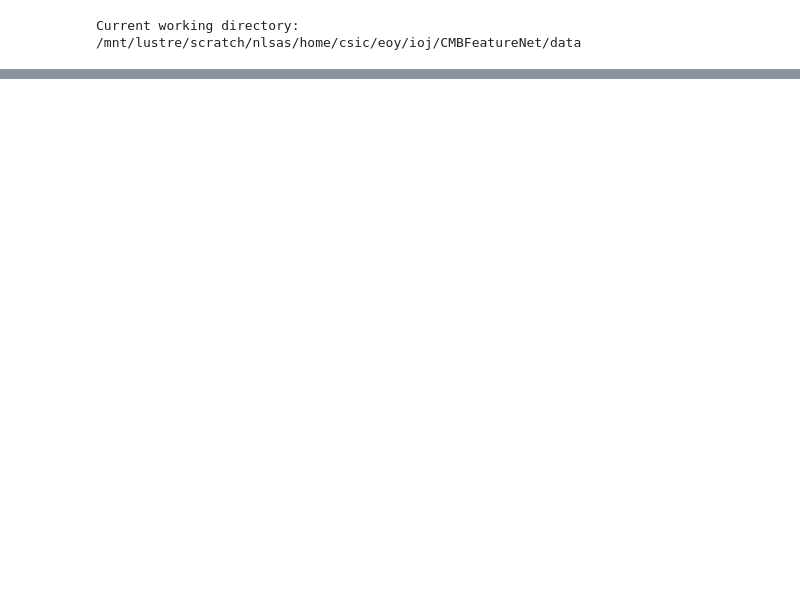
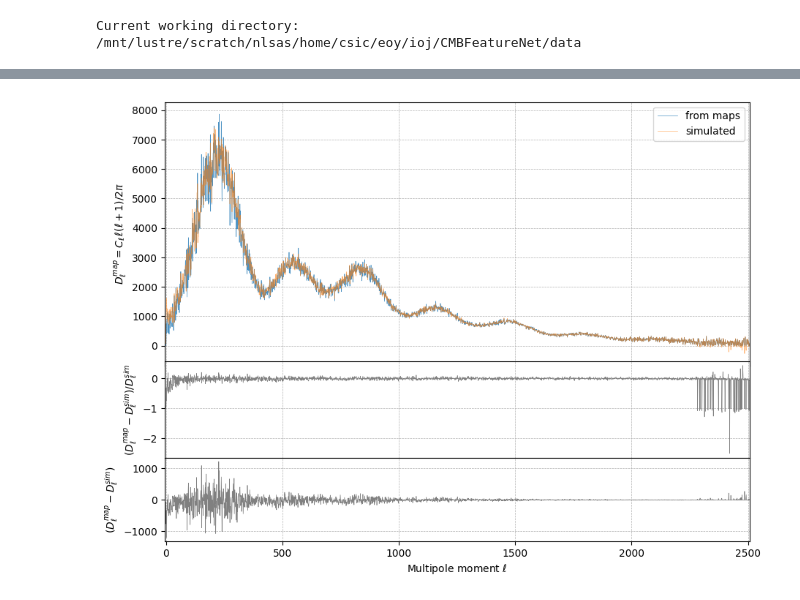
Before and after one commit to SkyExplain/SkySimulation, a Jupyter notebook: Notebooks/Loss_info_Cls-maps.ipynb, the cells around one changed output, grey strips where cells are left out. Drawn from its saved outputs; the diff is of its cells as text; code cells hidden in the pictures; blank space fills up the shorter version.

```diff
--- a/Notebooks/Loss_info_Cls-maps.ipynb
+++ b/Notebooks/Loss_info_Cls-maps.ipynb
@@ -69,3 +53,5 @@ plt.show()
 # %%
-#Read the cmb TT angular power spectrum
-data_Planck = np.loadtxt('./experimental_data/simulated_ang_power_spectra/lcdm/.csv', delimiter=',')
+#Read the cmb angular power spectra
+simulated_dlstt = np.loadtxt('./simulated_data/simulated_ang_power_spectra/dlstt_lcdm_0.csv', delimiter=',')
+simulated_dlste = np.loadtxt('./simulated_data/simulated_ang_power_spectra/dlste_lcdm_0.csv', delimiter=',')
+simulated_dlsee = np.loadtxt('./simulated_data/simulated_ang_power_spectra/dlsee_lcdm_0.csv', delimiter=',')
@@ -75,0 +96,44 @@ FileNotFoundError: ./experimental_data/simulated_ang_power_spectra.csv not found
+# %%
+# Combine maps into an input list
+maps = [map_temp_data, map_Qpol_data, map_Upol_data]
+
+# Compute the power spectra
+cl_tt_map, cl_ee_map, cl_bb_map, cl_te_map, cl_eb_map, cl_tb_map = hp.anafast(maps, pol=True)
+# %%
+ell = np.arange(len(cl_tt_map))
+
+fig = plt.figure(figsize=(10, 6))
+
+#Upper plot (Power Spectrum)
+frame1 = fig.add_axes((.1, .4, .8, .6))
+frame1.plot(ell[:len(simulated_dlstt[1])], Dls(ell, cl_tt_map)[:len(simulated_dlstt[1])],
+            label='from maps', linewidth=0.5, alpha=0.8)
+frame1.plot(ell[:len(simulated_dlstt[1])], simulated_dlstt[1],
+            label='simulated', linewidth=0.5, alpha=0.6)
+frame1.set_xlabel(r'Multipole moment $\ell$')
+frame1.set_ylabel(r'$D_\ell^{map}=C_\ell \, \ell(\ell+1)/2\pi$')
+frame1.set_xlim(-5, len(simulated_dlstt[1]))
+frame1.tick_params(axis='x', labelsize=0.1)
+frame1.grid(True, which='both', linestyle='--', linewidth=0.5)
+frame1.legend()
+
+#Lower plots (Difference)
+frame2 = fig.add_axes((.1, .19, .8, .22), sharex=frame1)
+diff = (Dls(ell, cl_tt_map)[:len(simulated_dlstt[1])] - simulated_dlstt[1]) / simulated_dlstt[1]
+frame2.plot(ell[:len(simulated_dlstt[1])], diff, label='Percentage difference', linewidth=0.5, color='gray')
+frame2.set_xlabel(r'Multipole moment $\ell$')
+frame2.set_ylabel(r'$(D_\ell^{map} - D_\ell^{sim}) / D_\ell^{sim}$')
+frame2.tick_params(axis='x', labelsize=0.1)
+frame2.grid(True, which='both', linestyle='--', linewidth=0.5)
+
+frame3 = fig.add_axes((.1, 0., .8, 0.19), sharex=frame1)
+diff = (Dls(ell, cl_tt_map)[:len(simulated_dlstt[1])] - simulated_dlstt[1])
+frame3.plot(ell[:len(simulated_dlstt[1])], diff, label='Percentage difference', linewidth=0.5, color='gray')
+frame3.set_xlabel(r'Multipole moment $\ell$')
+frame3.set_ylabel(r'$(D_\ell^{map} - D_\ell^{sim})$')
+frame3.tick_params(axis='x', labelsize=10)
+frame3.grid(True, which='both', linestyle='--', linewidth=0.5)
+
+plt.show()
+# %% [output]
+[figure, added]
```
Also changed, not shown: parts of 12 cells of this notebook.
